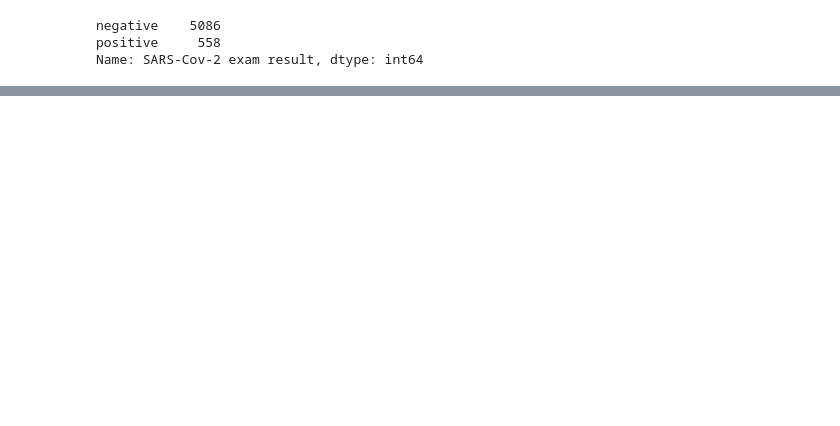
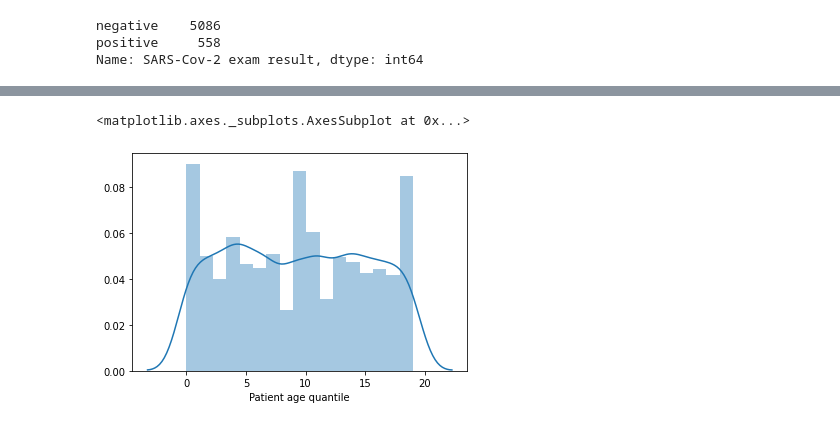
Before and after one commit to LucasColas/Covid-19-Analysis, a Jupyter notebook: Covid_19.ipynb, the cells around one changed output, grey strips where cells are left out. Cells and saved outputs as stored; diff of their text form; code cells hidden in the pictures; blank space fills up the shorter version.

```diff
--- a/Covid_19.ipynb
+++ b/Covid_19.ipynb
@@ -99,0 +119,5 @@ Name: SARS-Cov-2 exam result, dtype: int64
+# %%
+sns.distplot(df['Patient age quantile'])
+# %% [output]
+<matplotlib.axes._subplots.AxesSubplot at 0x...>
+[figure, added]
```
Also changed, not shown: parts of 1 cell of this notebook.
